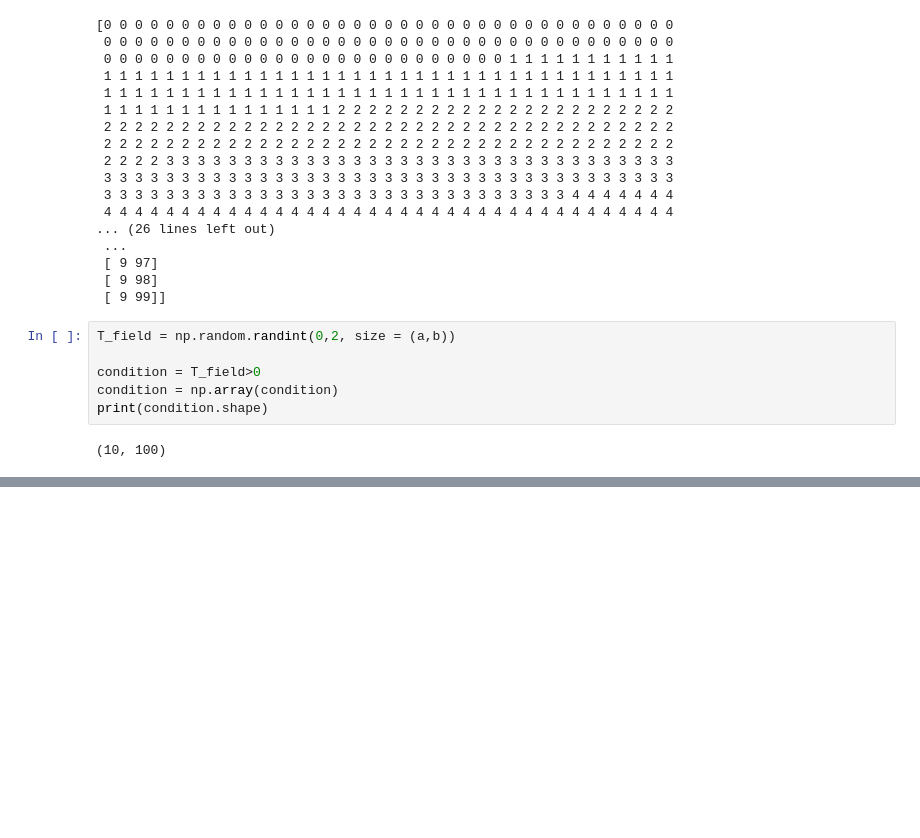
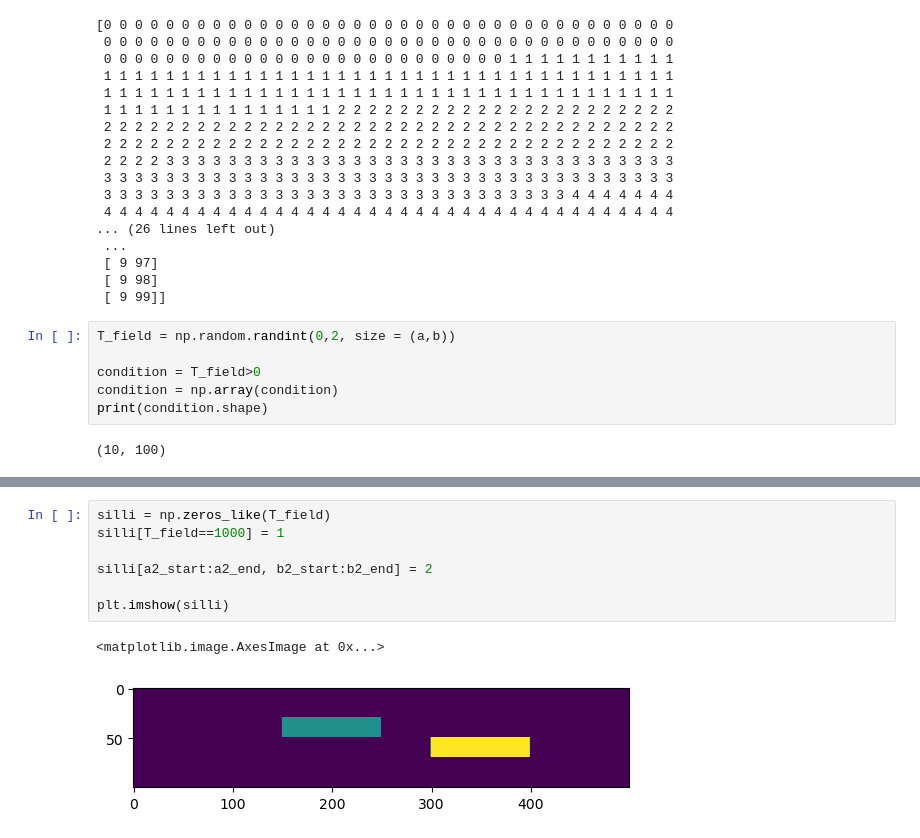
Before and after one commit to Aristle12/TuLIP, a Jupyter notebook: Untitled.ipynb, the cells around one changed output, grey strips where cells are left out. Cells and saved outputs as stored; diff of their text form; blank space fills up the shorter version.

```diff
--- a/Untitled.ipynb
+++ b/Untitled.ipynb
@@ -47,0 +120,10 @@ print(condition.shape)
+# %%
+silli = np.zeros_like(T_field)
+silli[T_field==1000] = 1
+
+silli[a2_start:a2_end, b2_start:b2_end] = 2
+
+plt.imshow(silli)
+# %% [output]
+<matplotlib.image.AxesImage at 0x...>
+[figure, added]
```
Also changed, not shown: parts of 3 cells of this notebook, 1 other file.
